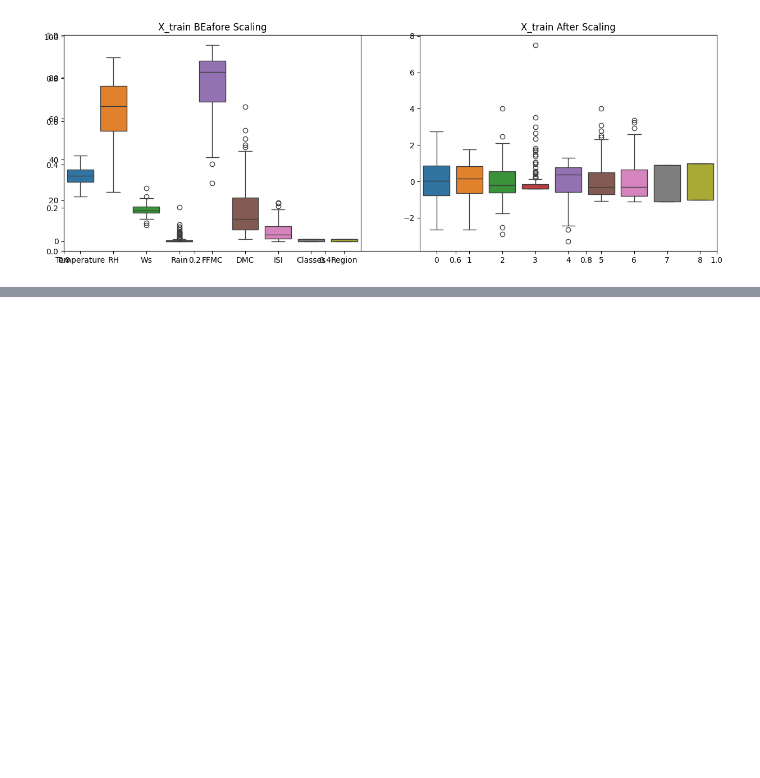
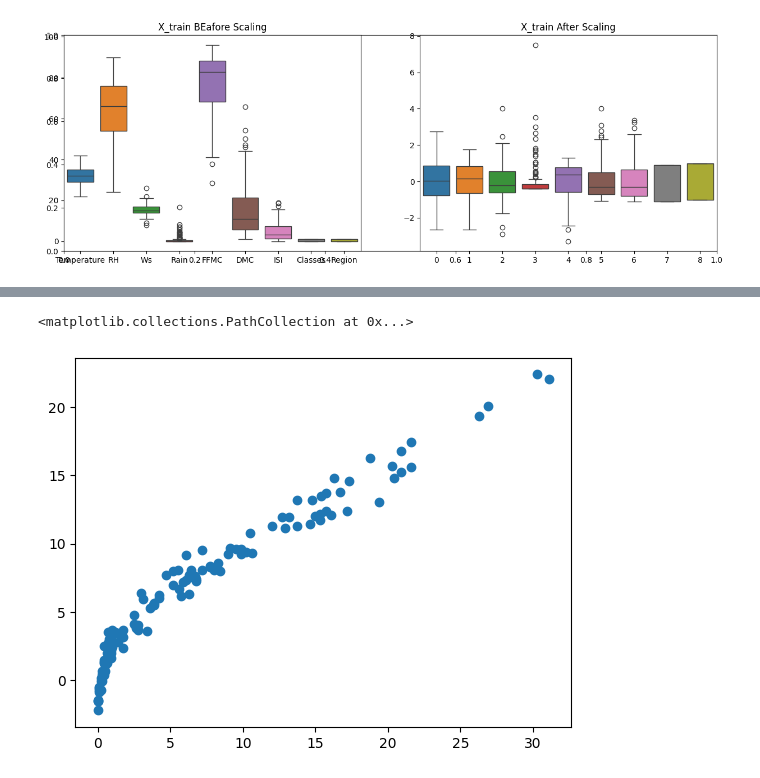
Before and after one commit to sukriti-waani/Machine-Learning, a Jupyter notebook: 3-Ridge_Lasso_ElasticNet/3.3-Implementation/2-model_training.ipynb, the cells around one changed output, grey strips where cells are left out. Saved outputs shown, nothing was run; the diff lists cells and outputs as text; code cells hidden in the pictures; blank space fills up the shorter version.

```diff
--- a/3-Ridge_Lasso_ElasticNet/3.3-Implementation/2-model_training.ipynb
+++ b/3-Ridge_Lasso_ElasticNet/3.3-Implementation/2-model_training.ipynb
@@ -235,0 +368,5 @@ Text(0.5, 1.0, 'X_train After Scaling')
+# %%
+plt.scatter(y_test, y_pred)
+# %% [output]
+<matplotlib.collections.PathCollection at 0x...>
+[figure, added]
```
Also changed, not shown: parts of 12 cells of this notebook.
